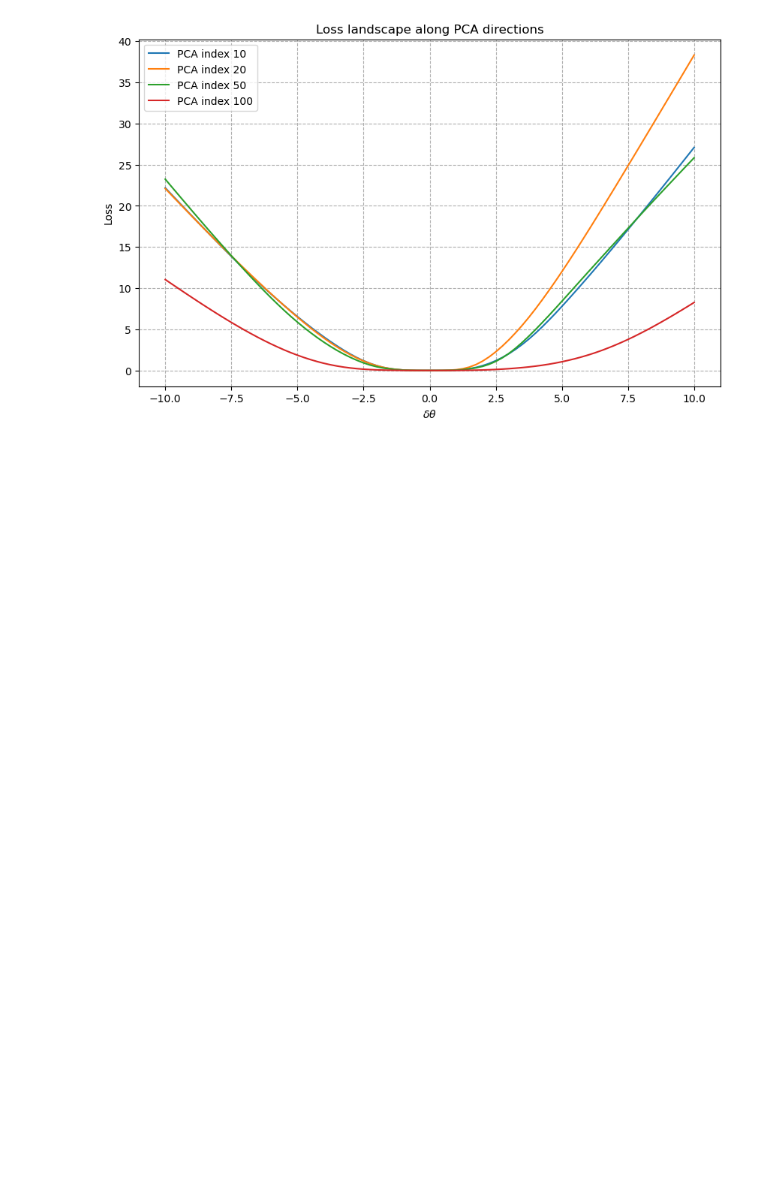
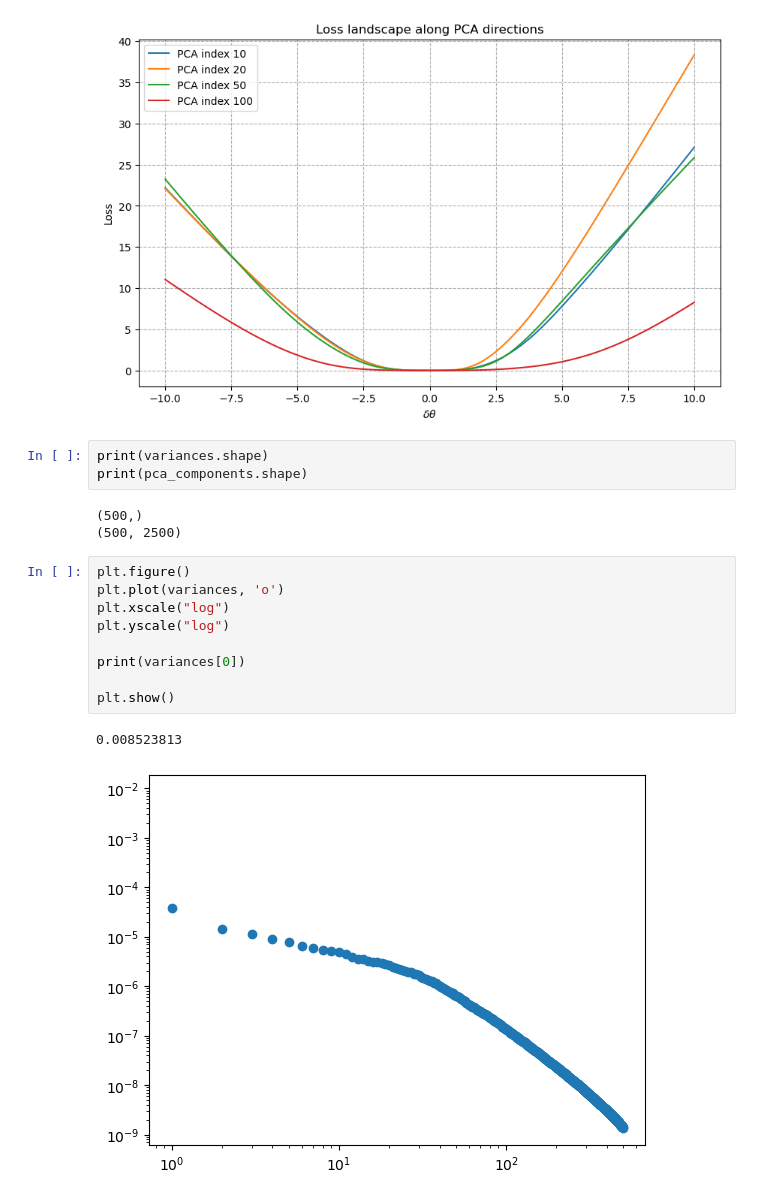
Before and after one commit to cogniti0n/inv-var-flat, a Jupyter notebook: flatness.ipynb, the cells around one changed output. Cells and saved outputs as stored; diff of their text form; blank space fills up the shorter version.

```diff
--- a/flatness.ipynb
+++ b/flatness.ipynb
@@ -121,3 +121,21 @@ plt.savefig('plots/loss_landscapes.png')
 plt.show()
 # %% [output]
 [figure]
+# %%
+print(variances.shape)
+print(pca_components.shape)
+# %% [output]
+(500,)
+(500, 2500)
+# %%
+plt.figure()
+plt.plot(variances, 'o')
+plt.xscale("log")
+plt.yscale("log")
+
+print(variances[0])
+
+plt.show()
+# %% [output]
+0.008523813
+[figure, added]
```
Also changed, not shown: parts of 1 cell of this notebook, 7 other files.
